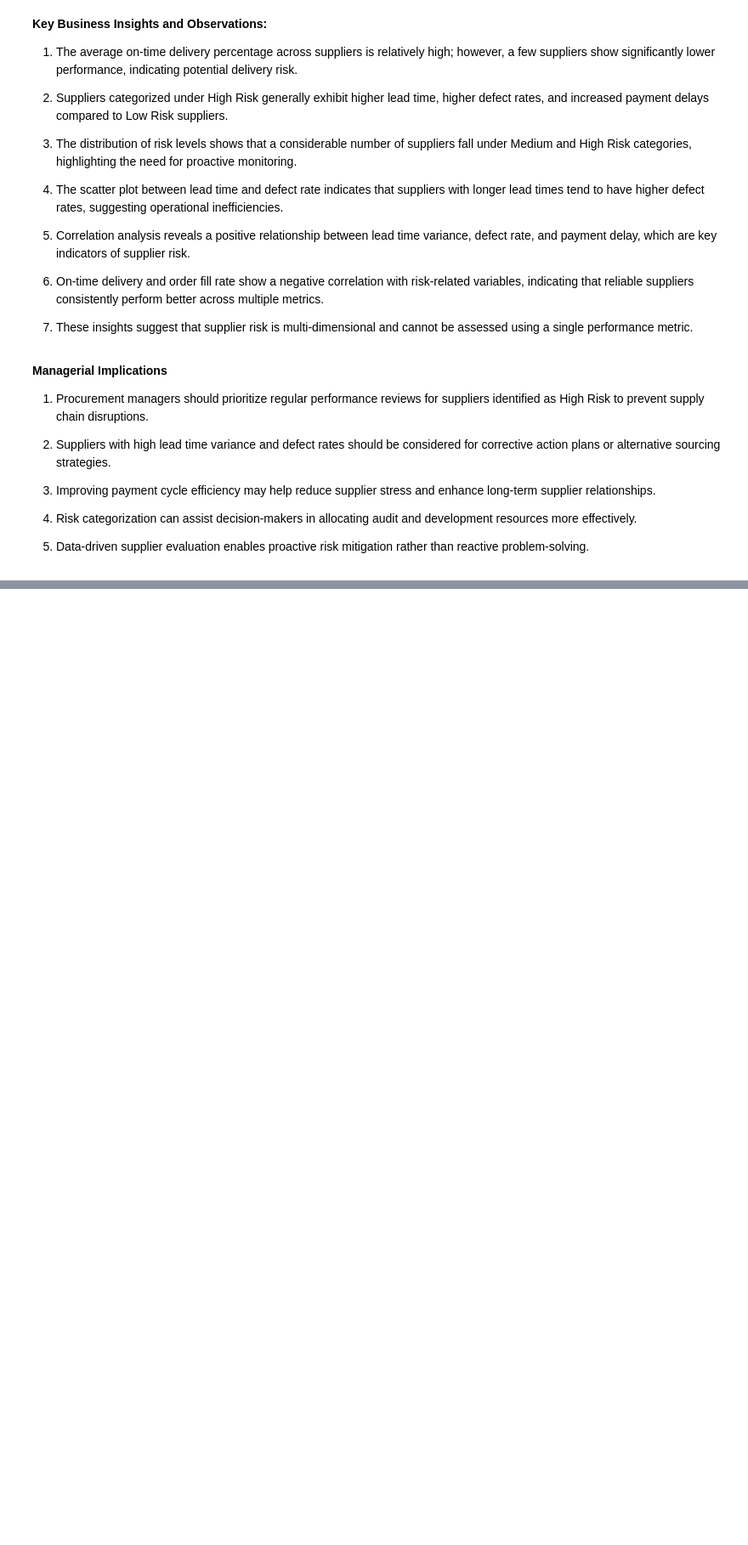
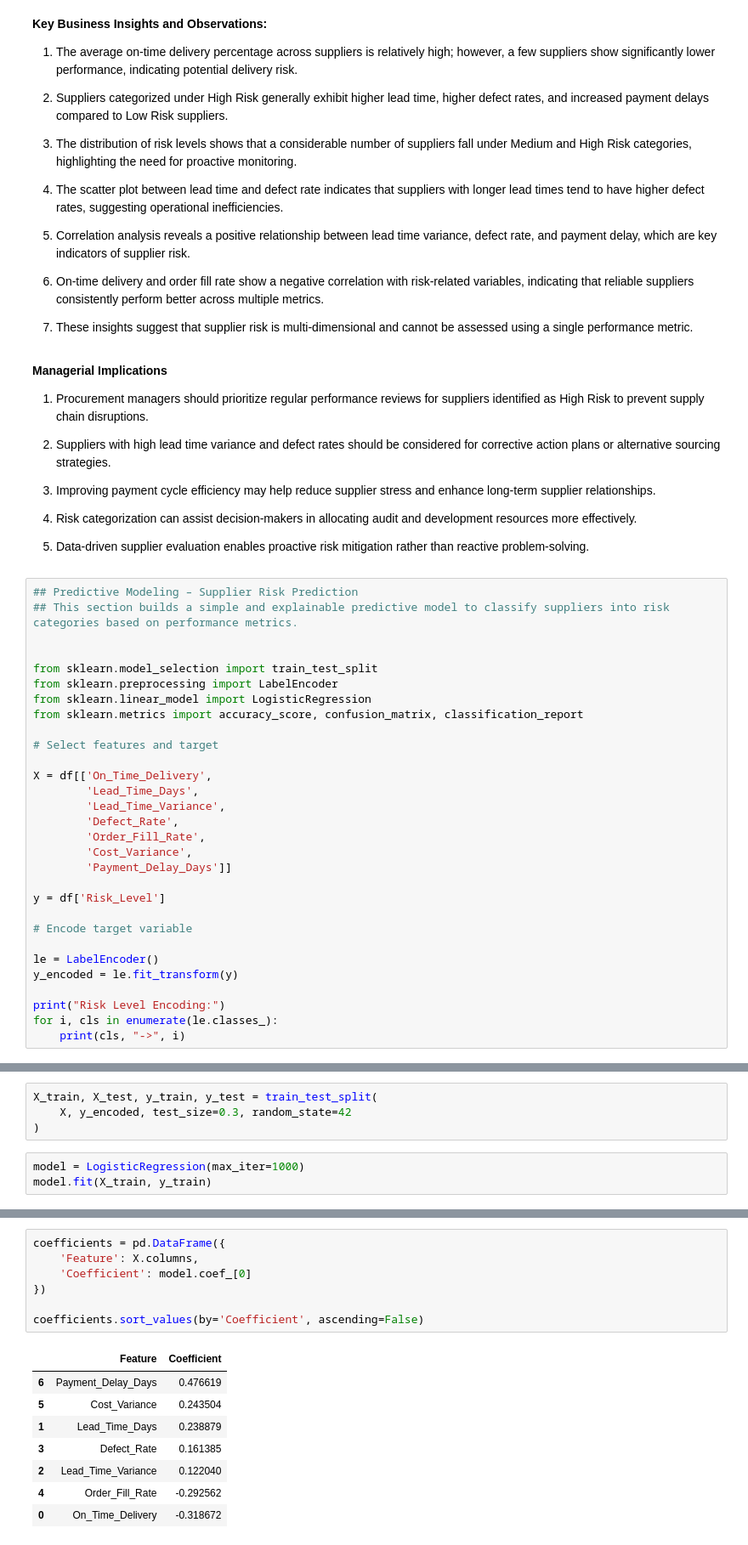
Before and after one commit to sourajroy-afk/BA-using-PYTHON-, a Jupyter notebook: notebooks/01_data_understanding.ipynb, the cells around one changed output, grey strips where cells are left out. Shown at 85% size. Drawn from its saved outputs; the diff is of its cells as text; blank space fills up the shorter version.

Commit message:
Sprint 7: Built logistic regression model for supplier risk prediction

```diff
--- a/notebooks/01_data_understanding.ipynb
+++ b/notebooks/01_data_understanding.ipynb
@@ -174,3 +175,33 @@ plt.show()
 4. Risk categorization can assist decision-makers in allocating audit and development resources more effectively.
 
 5. Data-driven supplier evaluation enables proactive risk mitigation rather than reactive problem-solving.
+# %%
+## Predictive Modeling – Supplier Risk Prediction
+## This section builds a simple and explainable predictive model to classify suppliers into risk categories based on performance metrics.
+
+
+from sklearn.model_selection import train_test_split
+from sklearn.preprocessing import LabelEncoder
+from sklearn.linear_model import LogisticRegression
+from sklearn.metrics import accuracy_score, confusion_matrix, classification_report
+
+# Select features and target
+
+X = df[['On_Time_Delivery',
+        'Lead_Time_Days',
+        'Lead_Time_Variance',
+        'Defect_Rate',
+        'Order_Fill_Rate',
+        'Cost_Variance',
+        'Payment_Delay_Days']]
+
+y = df['Risk_Level']
+
+# Encode target variable
+
+le = LabelEncoder()
+y_encoded = le.fit_transform(y)
+
+print("Risk Level Encoding:")
+for i, cls in enumerate(le.classes_):
+    print(cls, "->", i)
@@ -176,0 +213,7 @@ plt.show()
+# %%
+X_train, X_test, y_train, y_test = train_test_split(
+    X, y_encoded, test_size=0.3, random_state=42
+)
+# %%
+model = LogisticRegression(max_iter=1000)
+model.fit(X_train, y_train)
@@ -176,0 +251,16 @@ plt.show()
+# %%
+coefficients = pd.DataFrame({
+    'Feature': X.columns,
+    'Coefficient': model.coef_[0]
+})
+
+coefficients.sort_values(by='Coefficient', ascending=False)
+# %% [output]
+|  | Feature | Coefficient |
+| 6 | Payment_Delay_Days | 0.476619 |
+| 5 | Cost_Variance | 0.243504 |
+| 1 | Lead_Time_Days | 0.238879 |
+| 3 | Defect_Rate | 0.161385 |
+| 2 | Lead_Time_Variance | 0.122040 |
+| 4 | Order_Fill_Rate | -0.292562 |
+| 0 | On_Time_Delivery | -0.318672 |
```
Also changed, not shown: parts of 8 cells of this notebook.
